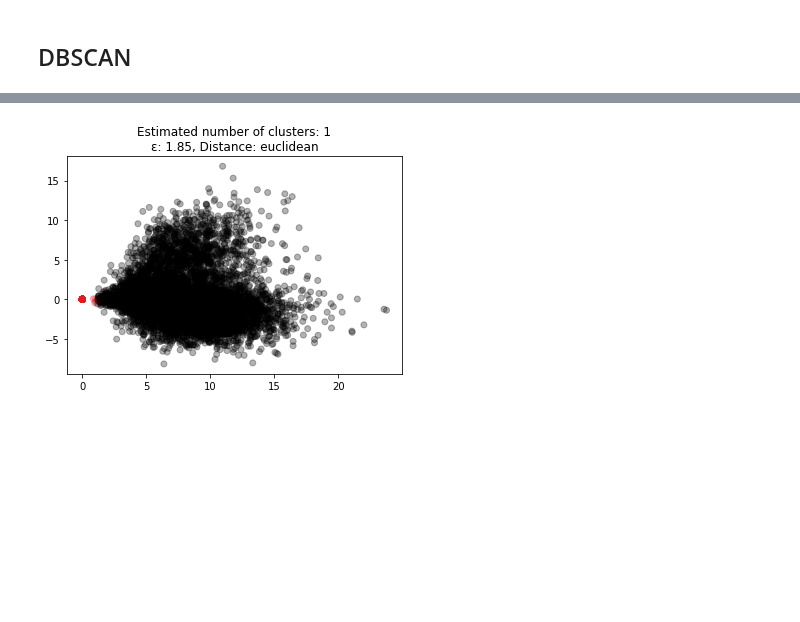
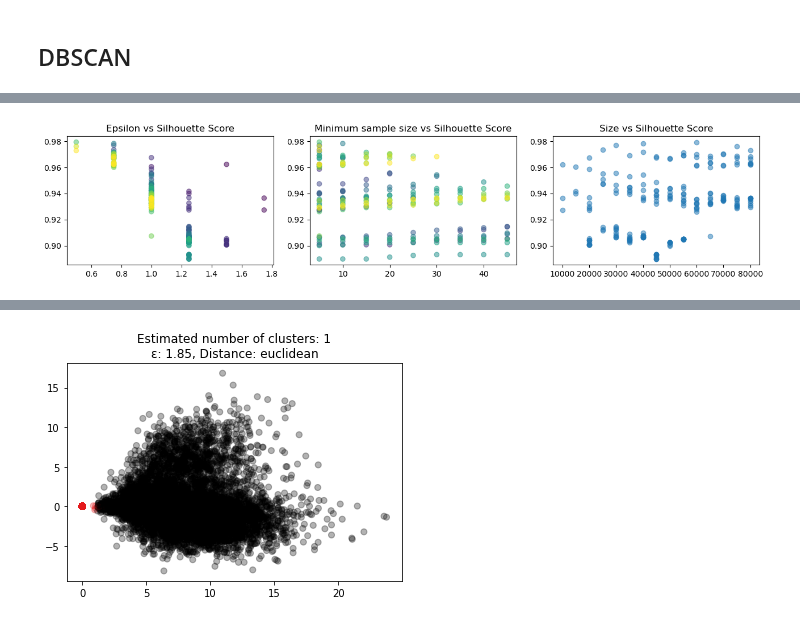
Before and after one commit to MiguelHeCa/tfm-nlp, a Jupyter notebook: notebooks/Clusters.ipynb, the cells around one changed output, grey strips where cells are left out. Saved outputs shown, nothing was run; the diff lists cells and outputs as text; code cells hidden in the pictures; blank space fills up the shorter version.

```diff
--- a/notebooks/Clusters.ipynb
+++ b/notebooks/Clusters.ipynb
@@ -226,0 +793,4 @@ plt.show()
+# %%
+df = pd.read_csv(Path(data_dir,'dbscan_eval.csv'))
+df['prop_noise'] = df['n_noise'].div(df['size'])
+df = df.dropna().reset_index(drop=True)
@@ -226,0 +801,21 @@ plt.show()
+# %%
+fig, axes = plt.subplots(1, 3, figsize=(13,3))
+
+axes[0].scatter(df['eps'], df['sil_score'], c=df['size'], alpha=0.5)
+axes[0].set_title('Epsilon vs Silhouette Score')
+
+axes[1].scatter(df['min_pts'], df['sil_score'], c=df['size'], alpha=0.5)
+axes[1].set_title('Minimum sample size vs Silhouette Score')
+axes[2].scatter(df['size'], df['sil_score'], alpha=0.5)
+axes[2].set_title('Size vs Silhouette Score')
+divider = make_axes_locatable(axes[0])
+
+# Z = np.expand_dims(df['size'], axis=0)
+# # cax = fig.add_axes([axes[0].get_position().x1+0.01,axes[0].get_position().y0,0.02,axes[0].get_position().height])
+# pos = axes[0].imshow(Z, cmap='viridis')
+# cax = divider.append_axes("right", size="5%", pad=0.05)
+# fig.colorbar(pos, ax=cax)
+
+plt.show()
+# %% [output]
+[figure, added]
```
Also changed, not shown: parts of 79 cells of this notebook.
